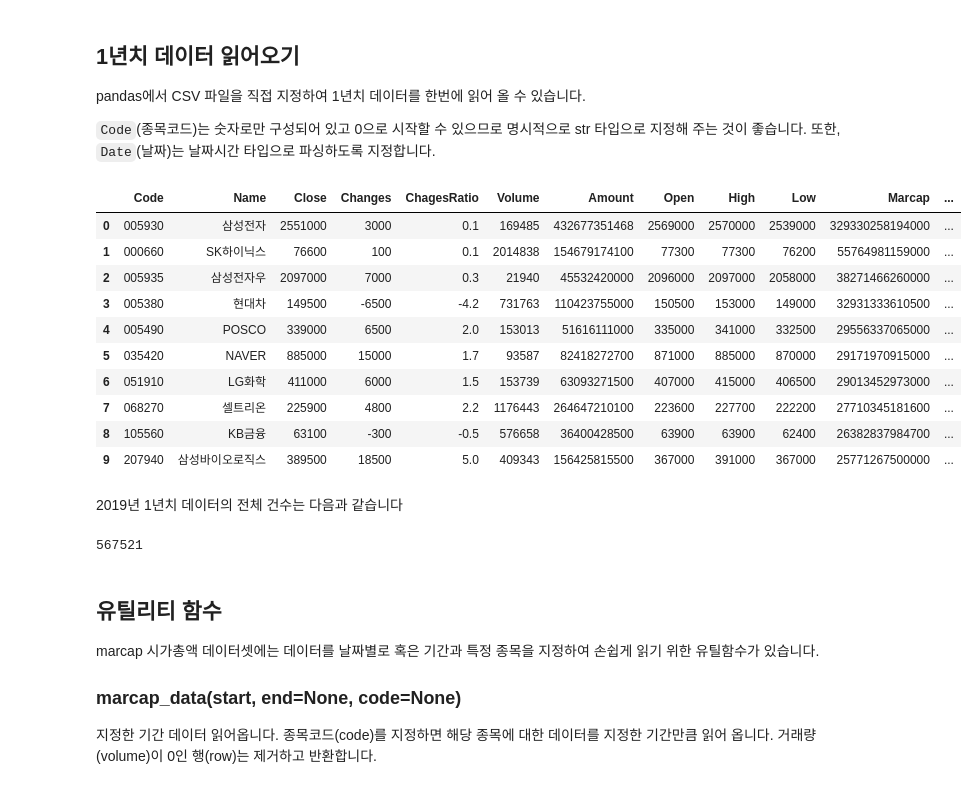
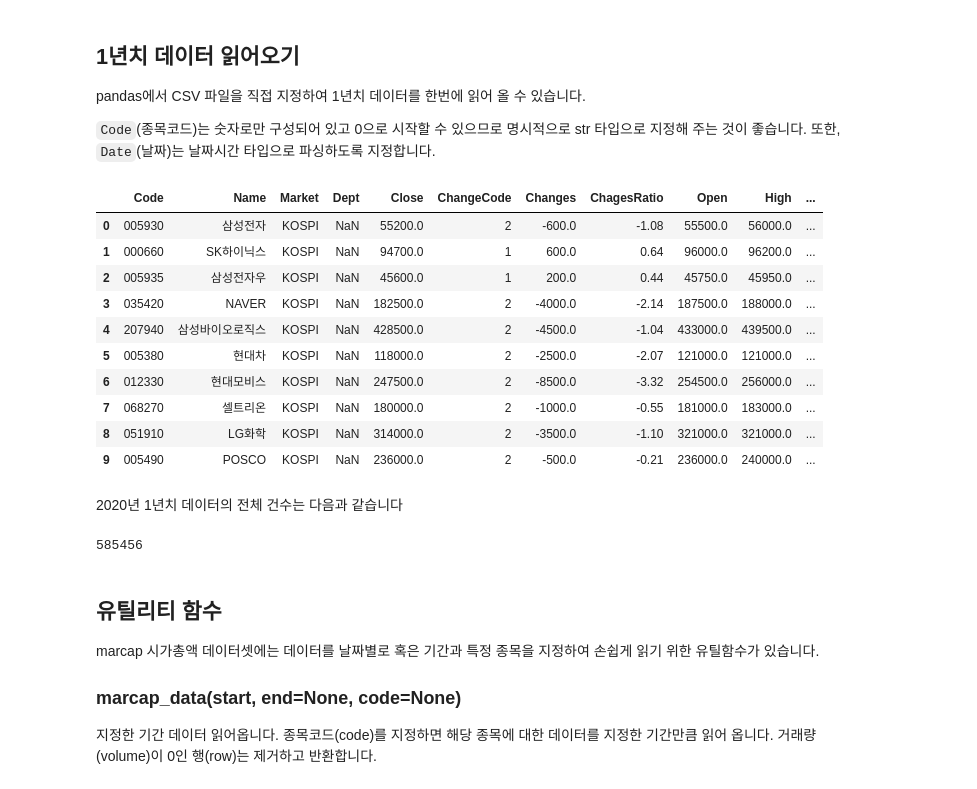
Before and after one commit to FinanceData/marcap, a Jupyter notebook: marcap-tutorial.ipynb, the cells around one changed output. Drawn from its saved outputs; the diff is of its cells as text; code cells hidden in the pictures.

```diff
--- a/marcap-tutorial.ipynb
+++ b/marcap-tutorial.ipynb
@@ -87,29 +86,29 @@ pandas에서 CSV 파일을 직접 지정하여 1년치 데이터를 한번에
 
 `Code`(종목코드)는 숫자로만 구성되어 있고 0으로 시작할 수 있으므로 명시적으로 str 타입으로 지정해 주는 것이 좋습니다. 또한, `Date`(날짜)는 날짜시간 타입으로 파싱하도록 지정합니다.
 # %%
-# 2019년 데이터 CSV 읽기
+# 2020년 데이터 CSV 읽기
 import pandas as pd
 
-df = pd.read_csv('marcap/data/marcap-2018.csv.gz', dtype={'Code':str}, parse_dates=['Date'])
+df = pd.read_csv('marcap/data/marcap-2020.csv.gz', dtype={'Code':str}, parse_dates=['Date'])
 df.head(10)
 # %% [output]
-|  | Code | Name | Close | Changes | ChagesRatio | Volume | Amount | Open | High | Low | Marcap | ... |
-| 0 | 005930 | 삼성전자 | 2551000 | 3000 | 0.1 | 169485 | 432677351468 | 2569000 | 2570000 | 2539000 | 329330258194000 | ... |
-| 1 | 000660 | SK하이닉스 | 76600 | 100 | 0.1 | 2014838 | 154679174100 | 77300 | 77300 | 76200 | 55764981159000 | ... |
-| 2 | 005935 | 삼성전자우 | 2097000 | 7000 | 0.3 | 21940 | 45532420000 | 2096000 | 2097000 | 2058000 | 38271466260000 | ... |
-| 3 | 005380 | 현대차 | 149500 | -6500 | -4.2 | 731763 | 110423755000 | 150500 | 153000 | 149000 | 32931333610500 | ... |
-| 4 | 005490 | POSCO | 339000 | 6500 | 2.0 | 153013 | 51616111000 | 335000 | 341000 | 332500 | 29556337065000 | ... |
-| 5 | 035420 | NAVER | 885000 | 15000 | 1.7 | 93587 | 82418272700 | 871000 | 885000 | 870000 | 29171970915000 | ... |
-| 6 | 051910 | LG화학 | 411000 | 6000 | 1.5 | 153739 | 63093271500 | 407000 | 415000 | 406500 | 29013452973000 | ... |
-| 7 | 068270 | 셀트리온 | 225900 | 4800 | 2.2 | 1176443 | 264647210100 | 223600 | 227700 | 222200 | 27710345181600 | ... |
-| 8 | 105560 | KB금융 | 63100 | -300 | -0.5 | 576658 | 36400428500 | 63900 | 63900 | 62400 | 26382837984700 | ... |
-| 9 | 207940 | 삼성바이오로직스 | 389500 | 18500 | 5.0 | 409343 | 156425815500 | 367000 | 391000 | 367000 | 25771267500000 | ... |
+|  | Code | Name | Market | Dept | Close | ChangeCode | Changes | ChagesRatio | Open | High | ... |
+| 0 | 005930 | 삼성전자 | KOSPI | NaN | 55200.0 | 2 | -600.0 | -1.08 | 55500.0 | 56000.0 | ... |
+| 1 | 000660 | SK하이닉스 | KOSPI | NaN | 94700.0 | 1 | 600.0 | 0.64 | 96000.0 | 96200.0 | ... |
+| 2 | 005935 | 삼성전자우 | KOSPI | NaN | 45600.0 | 1 | 200.0 | 0.44 | 45750.0 | 45950.0 | ... |
+| 3 | 035420 | NAVER | KOSPI | NaN | 182500.0 | 2 | -4000.0 | -2.14 | 187500.0 | 188000.0 | ... |
+| 4 | 207940 | 삼성바이오로직스 | KOSPI | NaN | 428500.0 | 2 | -4500.0 | -1.04 | 433000.0 | 439500.0 | ... |
+| 5 | 005380 | 현대차 | KOSPI | NaN | 118000.0 | 2 | -2500.0 | -2.07 | 121000.0 | 121000.0 | ... |
+| 6 | 012330 | 현대모비스 | KOSPI | NaN | 247500.0 | 2 | -8500.0 | -3.32 | 254500.0 | 256000.0 | ... |
+| 7 | 068270 | 셀트리온 | KOSPI | NaN | 180000.0 | 2 | -1000.0 | -0.55 | 181000.0 | 183000.0 | ... |
+| 8 | 051910 | LG화학 | KOSPI | NaN | 314000.0 | 2 | -3500.0 | -1.10 | 321000.0 | 321000.0 | ... |
+| 9 | 005490 | POSCO | KOSPI | NaN | 236000.0 | 2 | -500.0 | -0.21 | 236000.0 | 240000.0 | ... |
 # %% [markdown]
-2019년 1년치 데이터의 전체 건수는 다음과 같습니다
+2020년 1년치 데이터의 전체 건수는 다음과 같습니다
 # %%
 len(df)
 # %% [output]
-567521
+585456
 # %% [markdown]
 ## 유틸리티 함수
 
```
Also changed, not shown: parts of 27 cells of this notebook.
